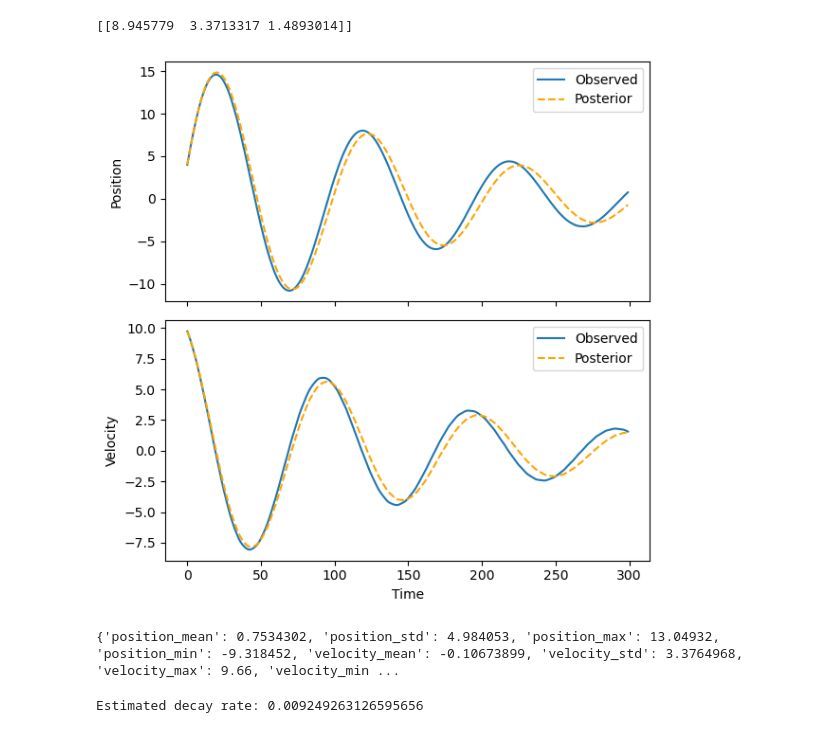
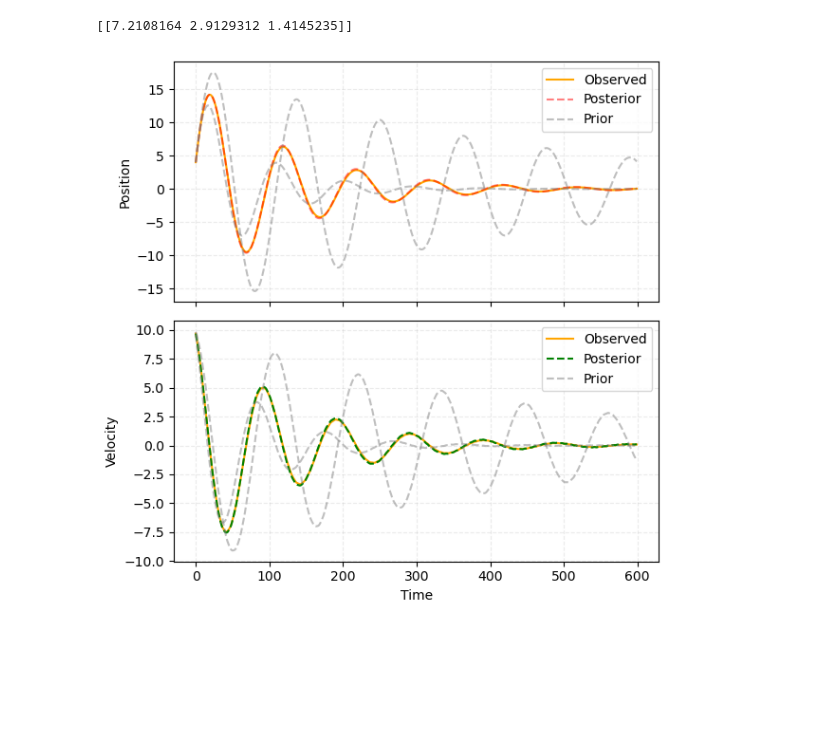
Before and after one commit to skcajs/pandora, a Jupyter notebook: notebooks/simulation_based_inference/mass_spring_damper_chatGPT.ipynb, the cells around one changed output. Drawn from its saved outputs; the diff is of its cells as text; code cells hidden in the pictures; blank space fills up the shorter version.

```diff
--- a/notebooks/simulation_based_inference/mass_spring_damper_chatGPT.ipynb
+++ b/notebooks/simulation_based_inference/mass_spring_damper_chatGPT.ipynb
@@ -84,8 +84,8 @@ embedding_net = CNNEmbedding(
     # num_linear_units=200,
 )
 # %%
-prior = BoxUniform(low=torch.tensor([5.0, 2.0, 1.0]),
-                   high=torch.tensor([15.0, 7.0, 3.0]))
+prior = BoxUniform(low=torch.tensor([6.5, 2.0, 0.5]),
+                   high=torch.tensor([8.5, 4.0, 2.5]))
 
 prior, num_parameters, prior_returns_numpy = process_prior(prior)
 # %%
@@ -94,10 +94,10 @@ check_sbi_inputs(simulator_wrapper, prior)
 # %%
 neural_posterior = posterior_nn(model='maf', embedding_net=embedding_net)
 # %%
-# inference = NPE(prior=prior, density_estimator=neural_posterior)
-inference = NPE(prior=prior)
+inference = NPE(prior=prior, density_estimator=neural_posterior)
+# inference = NPE(prior=prior)
 # %%
-theta, x = simulate_for_sbi(simulator_wrapper, prior, num_simulations=1000)
+theta, x = simulate_for_sbi(simulator_wrapper, prior, num_simulations=10000)
 # %%
 # Flatten the input tensor x
 x_flattened = x.view(x.size(0), -1)
@@ -119,29 +119,37 @@ fig, ax = analysis.pairplot(
 # %%
 # Draw a sample from the posterior and convert to numpy for plotting.
 posterior_sample = posterior.sample((1,), x=x_observed.flatten()).numpy()
+posterior_min = np.array([[6.5,   2,  0.5]])
+posterior_max = np.array([[8.5,   4,  2.5]])
+x_min = mass_spring_damper_fixed_simulator(posterior_min.squeeze())
+x_max = mass_spring_damper_fixed_simulator(posterior_max.squeeze())
+x_posterior = mass_spring_damper_fixed_simulator(posterior_sample.squeeze())
 print(posterior_sample)
-# posterior_sample = np.array([[11.434443 ,  5.0334888,  2.0032296]])
-# posterior_sample = np.array([[12.958532,   6.4162064,  2.6226623]])
-x_posterior = mass_spring_damper_fixed_simulator(posterior_sample.squeeze())
 # %% [output]
-[[8.945779  3.3713317 1.4893014]]
+[[7.2108164 2.9129312 1.4145235]]
 # %%
 fig, axes = plt.subplots(2, 1, figsize=(6, 6), sharex=True)
 # Plot first column
-axes[0].plot(t, x_observed[:, 0], label="Observed")
-axes[0].plot(t, x_posterior[:, 0], label="Posterior", linestyle='--' ,color="orange")
+axes[0].plot(t, x_observed[:, 0], label="Observed",color="orange")
+axes[0].plot(t, x_posterior[:, 0], label="Posterior", linestyle='--' ,color="red", alpha=0.5)
+axes[0].plot(t, x_min[:, 0], label="Prior", linestyle='--' ,color="grey", alpha=0.5)
+axes[0].plot(t, x_max[:, 0], linestyle='--' ,color="grey", alpha=0.5)
 axes[0].set_ylabel("Position")
 axes[0].legend()
+axes[0].grid(True, linestyle='--', alpha=0.25)
 
 # Plot second column
-axes[1].plot(t, x_observed[:, 1], label="Observed")
-axes[1].plot(t, x_posterior[:, 1], label="Posterior", linestyle='--' ,color="orange")
+axes[1].plot(t, x_observed[:, 1], label="Observed", color="orange")
+axes[1].plot(t, x_posterior[:, 1], label="Posterior", linestyle='--', color="green")
+axes[1].plot(t, x_min[:, 1], label="Prior", linestyle='--', color="grey", alpha=0.5)
+axes[1].plot(t, x_max[:, 1], linestyle='--', color="grey", alpha=0.5)
 axes[1].set_xlabel("Time")
 axes[1].set_ylabel("Velocity")
 axes[1].legend()
+axes[1].grid(True, linestyle='--', alpha=0.25)
 
 # Show the plots
 plt.tight_layout()
 plt.show()
 # %% [output]
-[figure, old version]
+[figure, new version]
@@ -153,35 +155,0 @@ df.to_csv("posterior_samples.csv", index=False)
-# %%
-from scipy.optimize import curve_fit
-
-# Calculate summary statistics for the observed data
-position_observed = x_observed[:, 0].numpy()
-velocity_observed = x_observed[:, 1].numpy()
-
-summary_statistics = {
-    'position_mean': np.mean(position_observed),
-    'position_std': np.std(position_observed),
-    'position_max': np.max(position_observed),
-    'position_min': np.min(position_observed),
-    'velocity_mean': np.mean(velocity_observed),
-    'velocity_std': np.std(velocity_observed),
-    'velocity_max': np.max(velocity_observed),
-    'velocity_min': np.min(velocity_observed)
-}
-
-print(summary_statistics)
-# %% [output]
-{'position_mean': 0.7534302, 'position_std': 4.984053, 'position_max': 13.04932, 'position_min': -9.318452, 'velocity_mean': -0.10673899, 'velocity_std': 3.3764968, 'velocity_max': 9.66, 'velocity_min ...
-# %%
-# Define the exponential decay function
-def exponential_decay(t, A, B, C):
-    return A * np.exp(-B * t) + C
-
-# Fit the exponential decay to the absolute value of the position data
-popt, pcov = curve_fit(exponential_decay, t.numpy(), np.abs(position_observed))
-
-# Extract the decay rate
-decay_rate = popt[1]
-
-print(f"Estimated decay rate: {decay_rate}")
-# %% [output]
-Estimated decay rate: 0.009249263126595656
```
Also changed, not shown: parts of 7 cells of this notebook, 51 other files.
